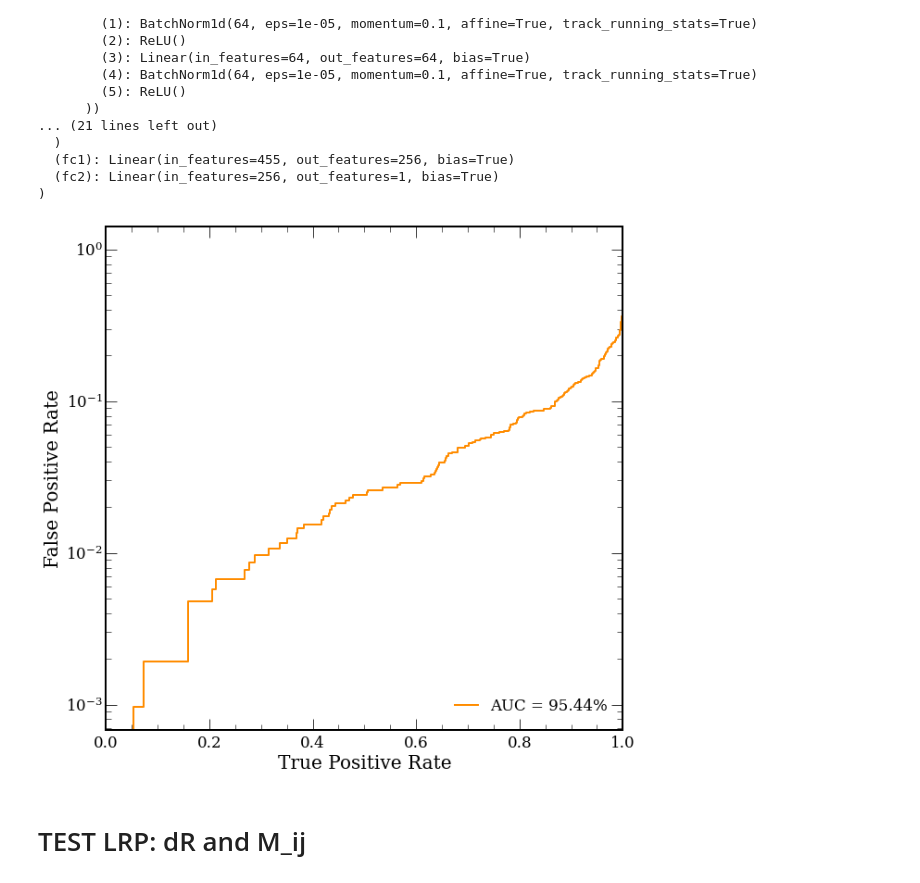
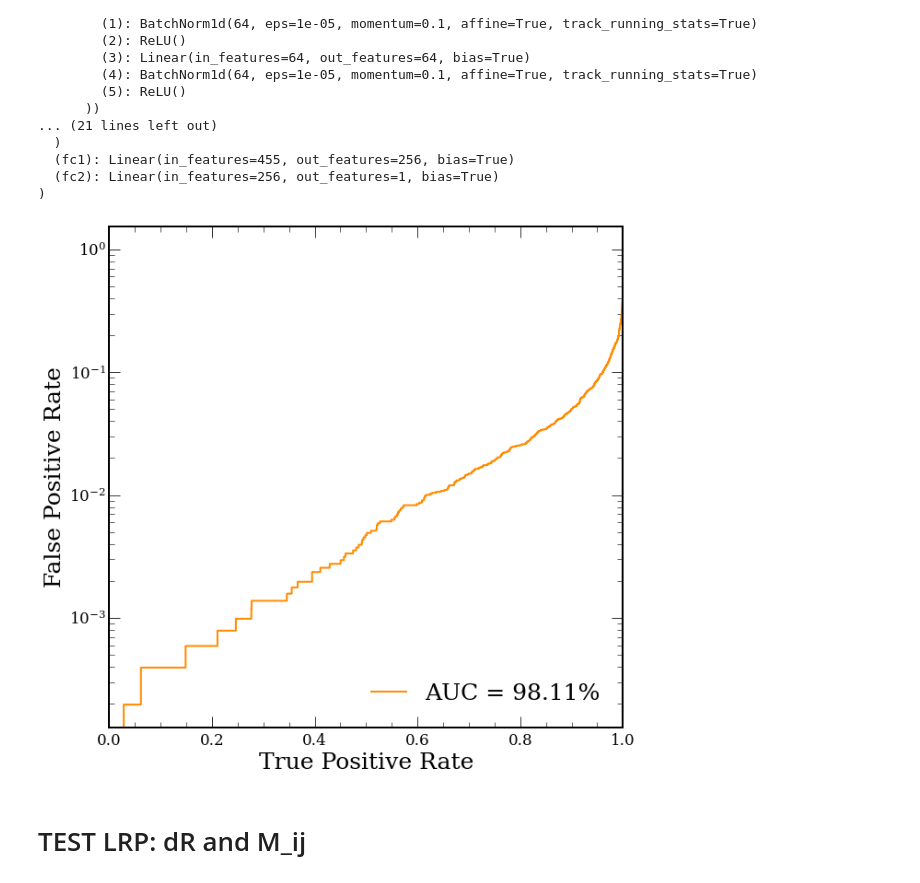
Before and after one commit to farakiko/xai4hep, a Jupyter notebook: binder/particlenet.ipynb, the cells around one changed output. Drawn from its saved outputs; the diff is of its cells as text; code cells hidden in the pictures.

```diff
--- a/binder/particlenet.ipynb
+++ b/binder/particlenet.ipynb
@@ -85,16 +66,10 @@ loader = DataLoader(test_data, batch_size=1, shuffle=True)
-# %%
-# all test data
-data = []
-for i in range(1):
-    data = data + torch.load(f"../data/toptagging/test/processed/data_{i}.pt")
-loader = DataLoader(data, batch_size=2, shuffle=True)
 # %%
 from tqdm.notebook import tqdm
 sig = nn.Sigmoid()
 
 y_score = None
 y_test = None
-for i, batch in tqdm(enumerate(loader)):
+for i, batch in tqdm(enumerate(loader1)):
     preds, _, _, _ = model(batch)
     preds = sig(preds).detach()
 
@@ -105,33 +80,38 @@ for i, batch in tqdm(enumerate(loader)):
         y_score = torch.cat([y_score, preds[:].reshape(-1)])
         y_test = torch.cat([y_test, batch.y])
 
-    if i==1000:
+    if i==10000:
         break
 # %%
+from matplotlib.font_manager import FontProperties
+
+font = FontProperties()
+font.set_name('Times New Roman')
+plt.rcParams.update({'font.family':'serif'})
+
 # Compute ROC curve and ROC area for each class
 fpr, tpr, _ = roc_curve(y_test, y_score)
 roc_auc = auc(fpr, tpr)
 
 fig, ax = plt.subplots()
 ax.plot(
     tpr,
     fpr,
     color="darkorange",
     lw=2,
     label=f"AUC = {round(auc(fpr, tpr)*100,2)}%",
 )
-# plt.plot([0, 1], [0, 1], color="navy", lw=2, linestyle="--")
 plt.xlim([0.0, 1.0])
 # plt.ylim([0.0, 1])
-plt.ylabel("False Positive Rate")
-plt.xlabel("True Positive Rate")
+plt.ylabel("False Positive Rate", fontsize=25)
+plt.xlabel("True Positive Rate", fontsize=25)
 plt.yscale('log')
 # plt.title("")
-plt.legend(loc="lower right")
-plt.savefig('Roc_curve2.pdf');
+plt.legend(loc="lower right", fontsize=25)
+plt.savefig('Roc_curve.pdf');
 plt.show()
 # %% [output]
-[figure, old version]
+[figure, new version]
 # %% [markdown]
 # TEST LRP: dR and M_ij
 # %%
```
Also changed, not shown: parts of 5 cells of this notebook.
